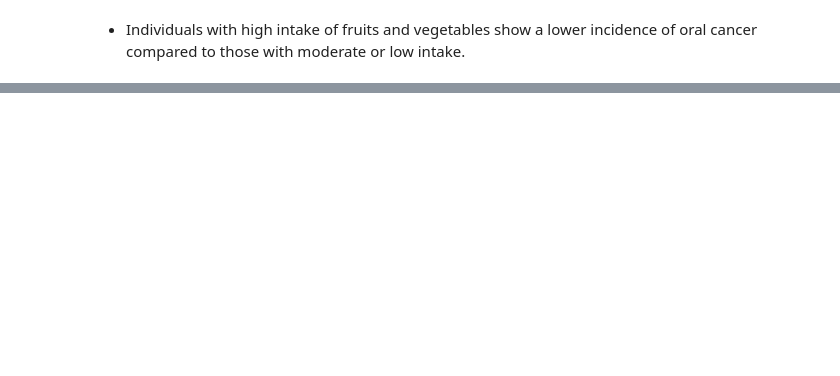
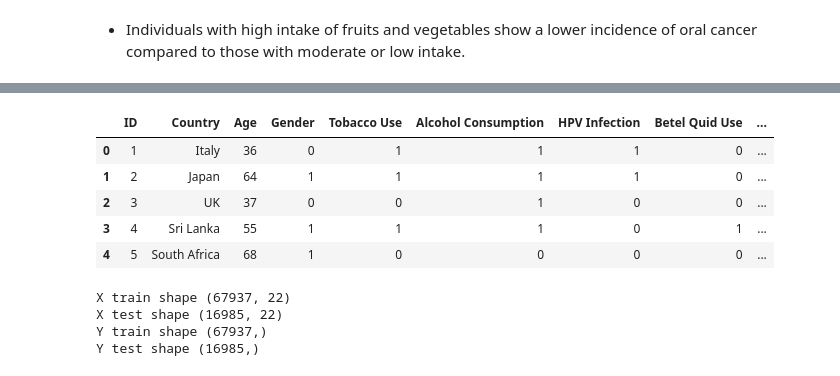
Before and after one commit to niranjanq/Oral_cancer_detection, a Jupyter notebook: Oral_cancer_Prediction_updated.ipynb, the cells around one changed output, grey strips where cells are left out. Saved outputs shown, nothing was run; the diff lists cells and outputs as text; code cells hidden in the pictures; blank space fills up the shorter version.

```diff
--- a/Oral_cancer_Prediction_updated.ipynb
+++ b/Oral_cancer_Prediction_updated.ipynb
@@ -400,0 +446,16 @@ plt.show()
+# %%
+encoder=LabelEncoder()
+
+
+for col in categoric_cols:
+    if (col!='Country') and (col!='Cancer Stage'):
+        df[col]=encoder.fit_transform(df[col])
+# %%
+df.head()
+# %% [output]
+|  | ID | Country | Age | Gender | Tobacco Use | Alcohol Consumption | HPV Infection | Betel Quid Use | ... |
+| 0 | 1 | Italy | 36 | 0 | 1 | 1 | 1 | 0 | ... |
+| 1 | 2 | Japan | 64 | 1 | 1 | 1 | 1 | 0 | ... |
+| 2 | 3 | UK | 37 | 0 | 0 | 1 | 0 | 0 | ... |
+| 3 | 4 | Sri Lanka | 55 | 1 | 1 | 1 | 0 | 1 | ... |
+| 4 | 5 | South Africa | 68 | 1 | 0 | 0 | 0 | 0 | ... |
@@ -400,0 +472,11 @@ plt.show()
+# %%
+x_train,x_test,y_train,y_test=train_test_split(x,y,test_size=0.2,random_state=42)
+print("X train shape",x_train.shape)
+print("X test shape",x_test.shape)
+print("Y train shape",y_train.shape)
+print("Y test shape",y_test.shape)
+# %% [output]
+X train shape (67937, 22)
+X test shape (16985, 22)
+Y train shape (67937,)
+Y test shape (16985,)
```
Also changed, not shown: parts of 50 cells of this notebook.
